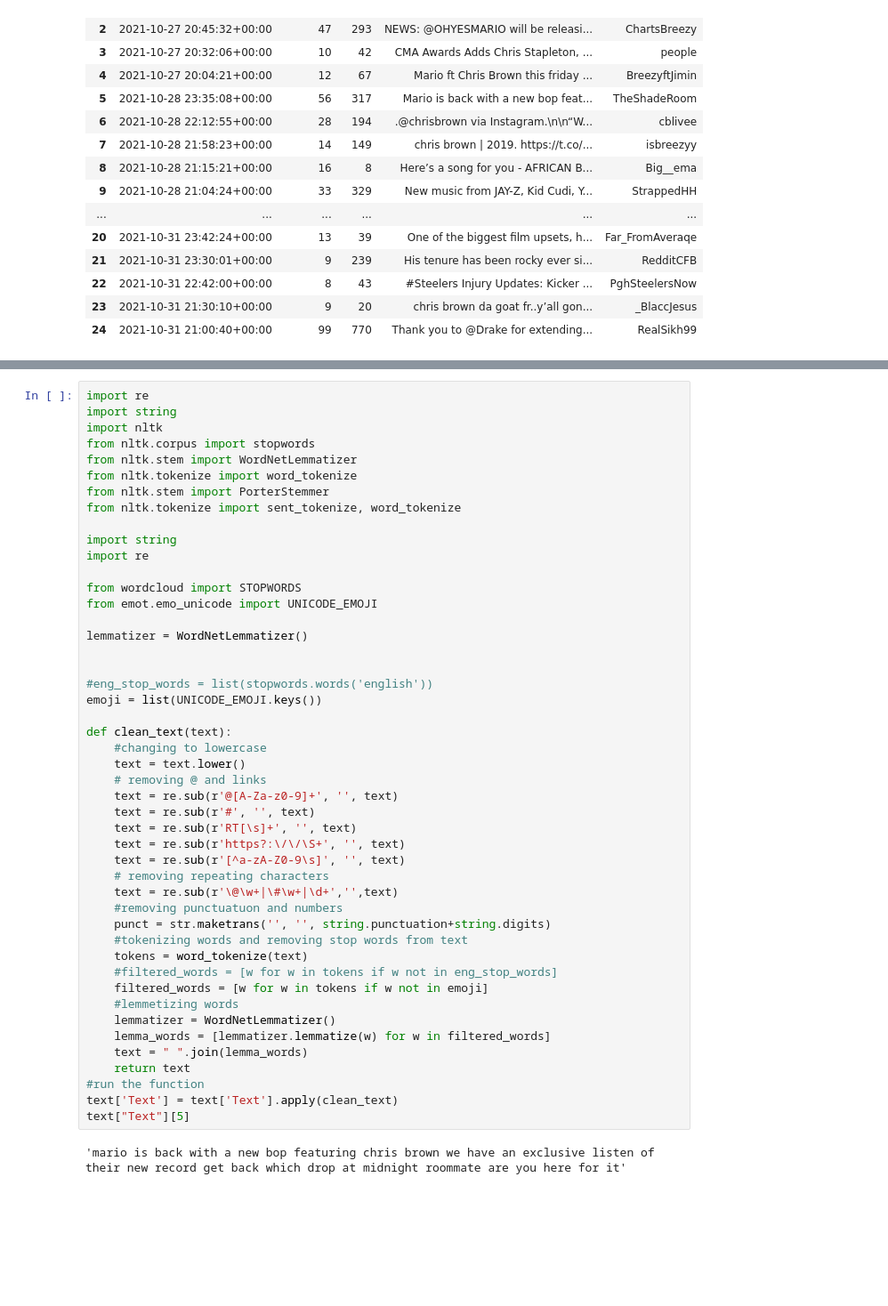
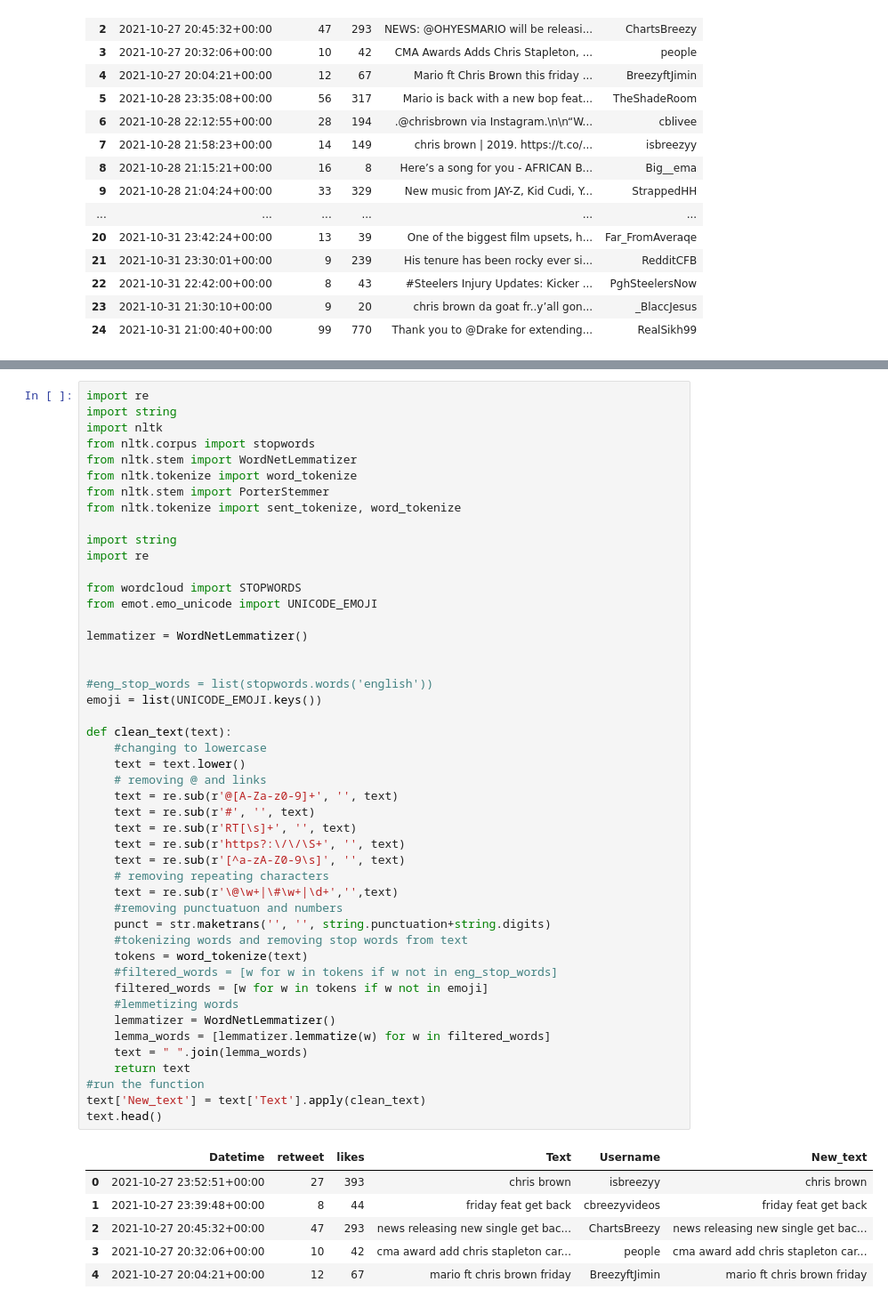
Before and after one commit to srs366/musicians_v_cancellation, a Jupyter notebook: notebooks/Afiq_sns_scrape.ipynb, the cells around one changed output, grey strips where cells are left out. Shown at 89% size. Saved outputs shown, nothing was run; the diff lists cells and outputs as text; blank space fills up the shorter version.

```diff
--- a/notebooks/Afiq_sns_scrape.ipynb
+++ b/notebooks/Afiq_sns_scrape.ipynb
@@ -198,33 +137,38 @@ from emot.emo_unicode import UNICODE_EMOJI
 lemmatizer = WordNetLemmatizer()
 
 
 #eng_stop_words = list(stopwords.words('english'))
 emoji = list(UNICODE_EMOJI.keys())
 
 def clean_text(text):
     #changing to lowercase
     text = text.lower()
     # removing @ and links
     text = re.sub(r'@[A-Za-z0-9]+', '', text)
     text = re.sub(r'#', '', text)
     text = re.sub(r'RT[\s]+', '', text)
     text = re.sub(r'https?:\/\/\S+', '', text)
     text = re.sub(r'[^a-zA-Z0-9\s]', '', text)
     # removing repeating characters
     text = re.sub(r'\@\w+|\#\w+|\d+','',text)
     #removing punctuatuon and numbers
     punct = str.maketrans('', '', string.punctuation+string.digits)
     #tokenizing words and removing stop words from text
     tokens = word_tokenize(text)
     #filtered_words = [w for w in tokens if w not in eng_stop_words]
     filtered_words = [w for w in tokens if w not in emoji]
     #lemmetizing words
     lemmatizer = WordNetLemmatizer()
     lemma_words = [lemmatizer.lemmatize(w) for w in filtered_words]
     text = " ".join(lemma_words)
     return text
 #run the function
-text['Text'] = text['Text'].apply(clean_text)
-text["Text"][5]
+text['New_text'] = text['Text'].apply(clean_text)
+text.head()
 # %% [output]
-'mario is back with a new bop featuring chris brown we have an exclusive listen of their new record get back which drop at midnight roommate are you here for it'
+|  | Datetime | retweet | likes | Text | Username | New_text |
+| 0 | 2021-10-27 23:52:51+00:00 | 27 | 393 | chris brown | isbreezyy | chris brown |
+| 1 | 2021-10-27 23:39:48+00:00 | 8 | 44 | friday feat get back | cbreezyvideos | friday feat get back |
+| 2 | 2021-10-27 20:45:32+00:00 | 47 | 293 | news releasing new single get bac... | ChartsBreezy | news releasing new single get bac... |
+| 3 | 2021-10-27 20:32:06+00:00 | 10 | 42 | cma award add chris stapleton car... | people | cma award add chris stapleton car... |
+| 4 | 2021-10-27 20:04:21+00:00 | 12 | 67 | mario ft chris brown friday | BreezyftJimin | mario ft chris brown friday |
```
Also changed, not shown: parts of 7 cells of this notebook.
